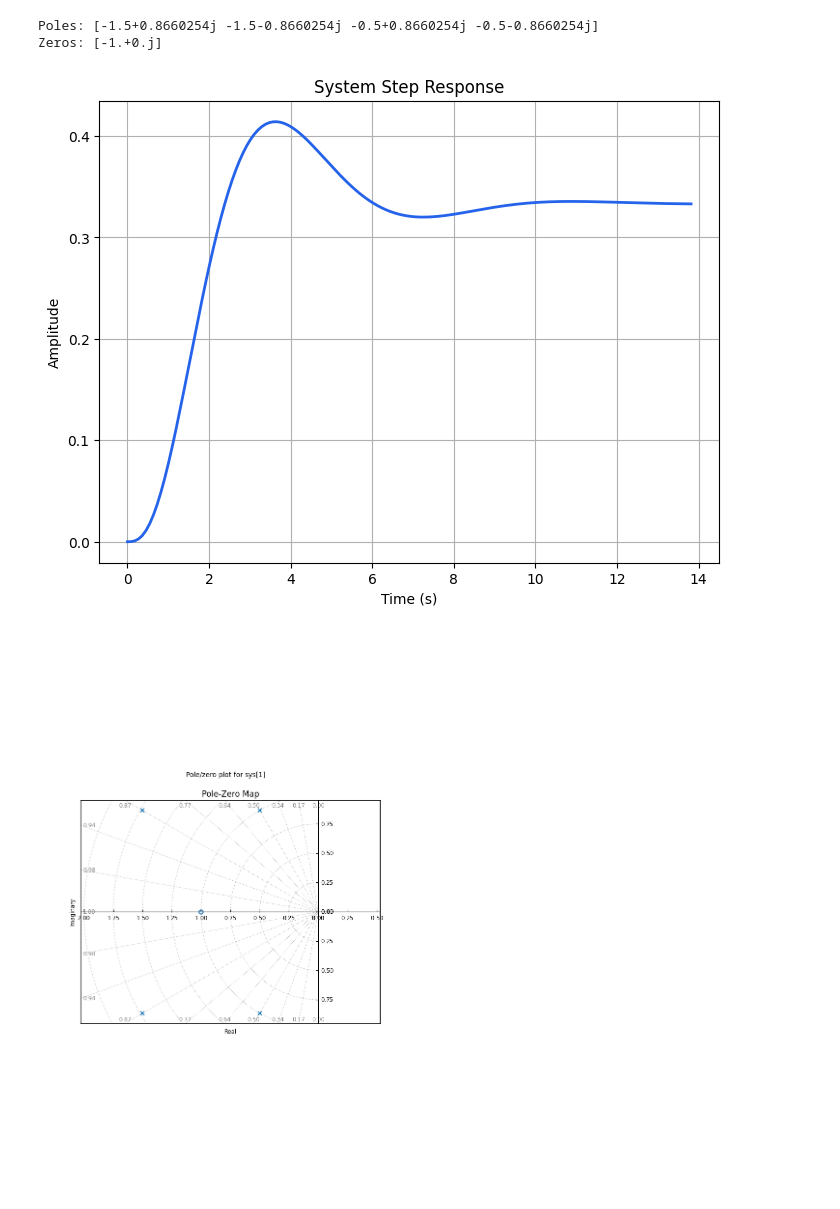
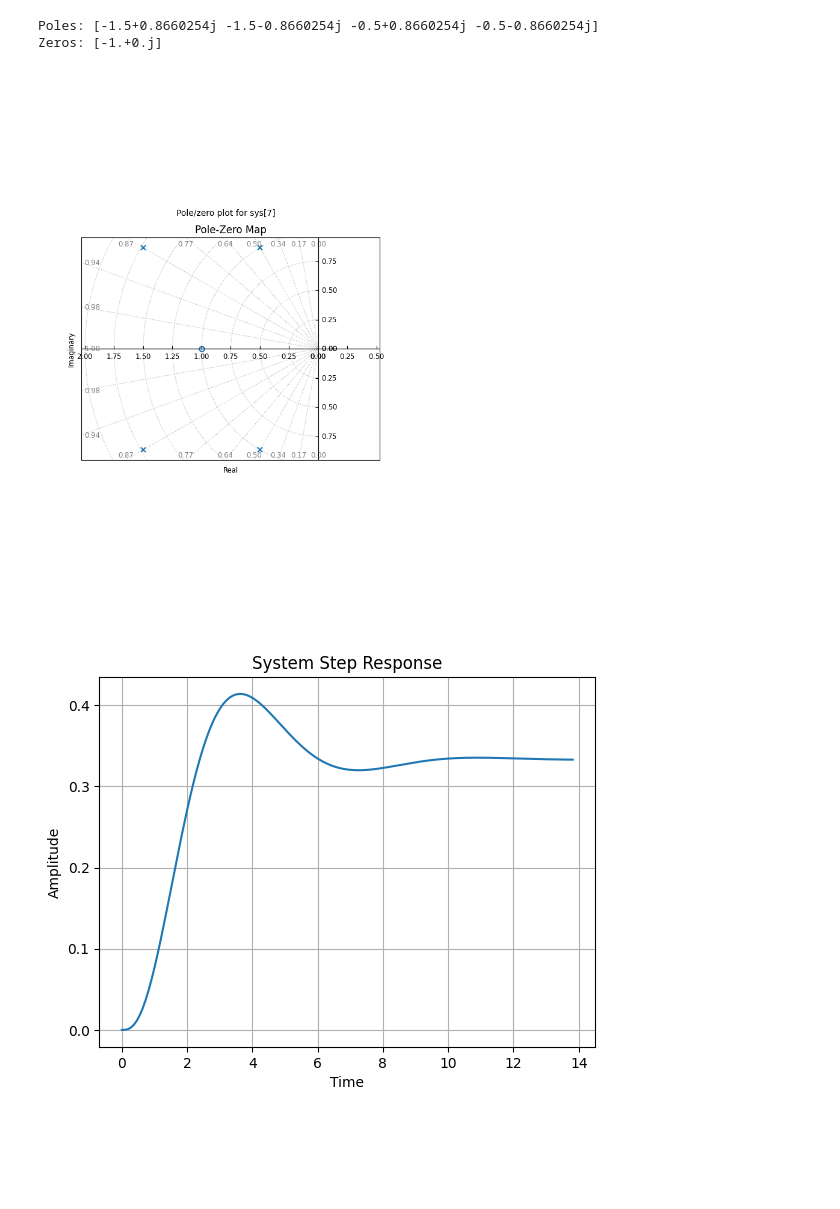
Before and after one commit to KIEL0T/ControlSystems, a Jupyter notebook: MidtermExam/Problem1.ipynb, the cells around one changed output. Cells and saved outputs as stored; diff of their text form; code cells hidden in the pictures; blank space fills up the shorter version.

```diff
--- a/MidtermExam/Problem1.ipynb
+++ b/MidtermExam/Problem1.ipynb
@@ -7,5 +6,9 @@ import matplotlib.pyplot as plt
 num = [1, 1]
 den = [1, 4, 7, 6, 3]
 # %%
-# Create transfer function H(s)
-system = control.TransferFunction(num, den)
+# Create the transfer function
+G = ctrl.tf(num, den)
+
+# Print G
+print("Transfer Function G:")
+print(G)
@@ -20,22 +31,22 @@ print(f"Zeros: {zeros}")
 Poles: [-1.5+0.8660254j -1.5-0.8660254j -0.5+0.8660254j -0.5-0.8660254j]
 Zeros: [-1.+0.j]
 # %%
-# Generate Step Response
-t, y = control.step_response(system)
-plt.figure(figsize=(8, 6))
-plt.plot(t, y, linewidth=2, color='#2563eb')
-plt.title('System Step Response')
-plt.xlabel('Time (s)')
-plt.ylabel('Amplitude')
-plt.grid(True)
+# Generate a pole-zero map
+plt.figure()
+ctrl.pzmap(G, grid=True)
+plt.title('Pole-Zero Map')
 plt.show()
 # %% [output]
-[figure, old version]
+[figure, new version]
 # %%
-# Generate Pole-Zero Map
-plt.figure(figsize=(8, 6))
-control.pzmap(system, grid=True)
-plt.title('Pole-Zero Map')
+# Plot the system step response
+plt.figure()
+t, y = ctrl.step_response(G)
+plt.plot(t, y)
+plt.title('System Step Response')
+plt.xlabel('Time')
+plt.ylabel('Amplitude')
+plt.grid(True)
 plt.show()
 # %% [output]
-[figure, old version]
+[figure, new version]
```
Also changed, not shown: parts of 4 cells of this notebook, 2 other files.
